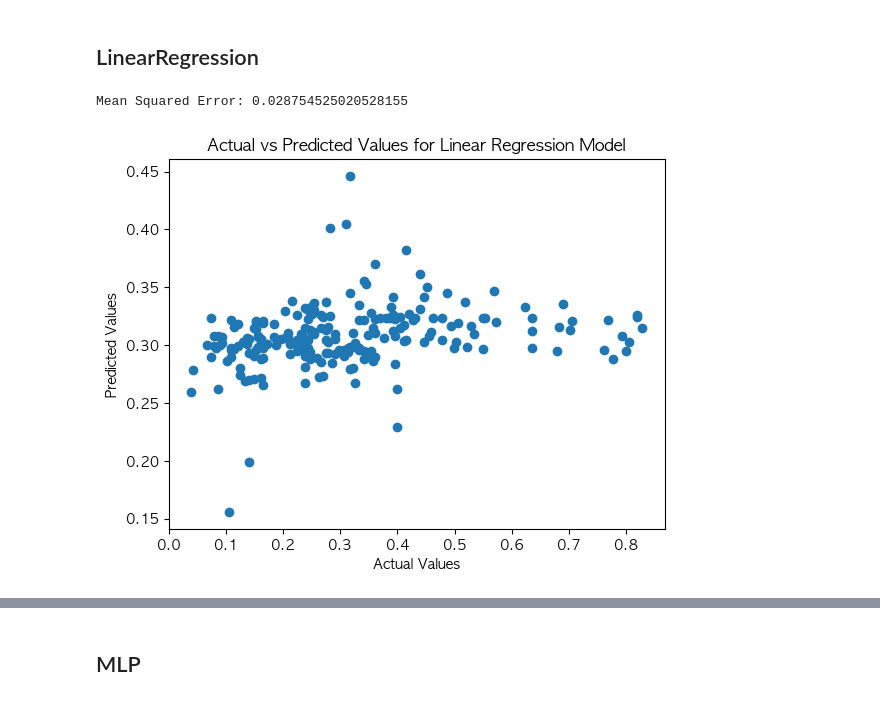
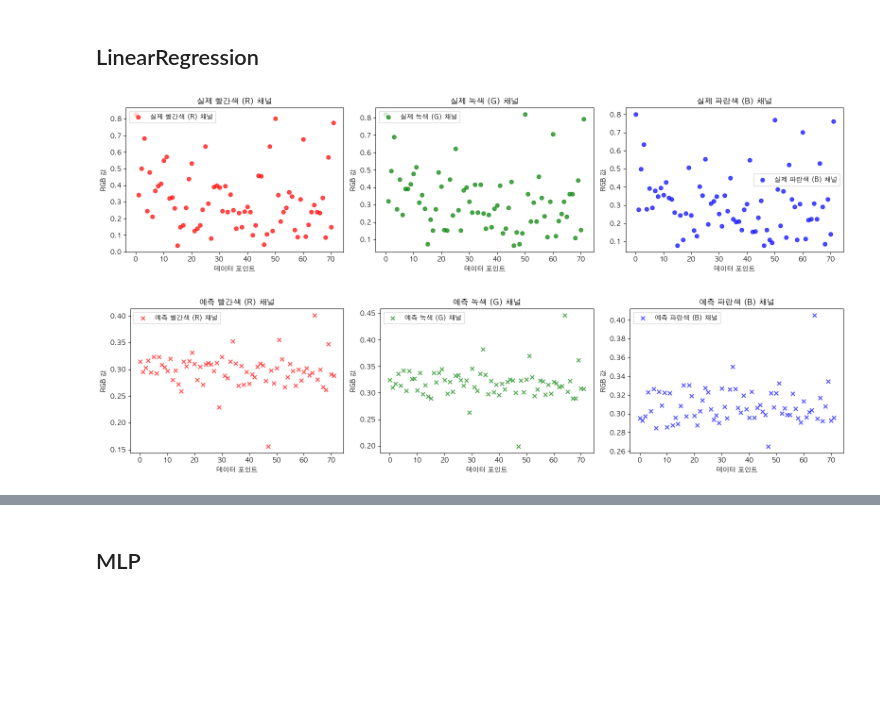
Before and after one commit to dessertgomjelly/Trend-Driven-Color-Matching-Project, a Jupyter notebook: 3.색상조합학습.ipynb, the cells around one changed output, grey strips where cells are left out. Saved outputs shown, nothing was run; the diff lists cells and outputs as text; code cells hidden in the pictures; blank space fills up the shorter version.

```diff
--- a/3.색상조합학습.ipynb
+++ b/3.색상조합학습.ipynb
@@ -126,29 +130,70 @@ X_train, X_test, y_train, y_test = train_test_split(X, y, test_size=0.2, random_
 # %%
 import numpy as np
 from sklearn.model_selection import train_test_split
 from sklearn.linear_model import LinearRegression
-from sklearn.metrics import mean_squared_error
+import matplotlib.pyplot as plt
 
-# 모델 선택 및 훈련
+# 데이터 변환 함수
+def convert_to_numeric(data):
+    # RGB 값들을 0에서 1 사이의 실수 값으로 정규화
+    # eval 함수를 사용하여 문자열 형태의 RGB 값을 파이썬 리스트로 변환
+    return np.array([np.array(eval(rgb)) / 255.0 for rgb in data])
+
+# X와 y 설정
+# 'TOP_RGB'와 'BOTTOM_RGB' 열의 데이터를 숫자 형태로 변환하여 X와 y로 나눔
+X = convert_to_numeric(result['TOP_RGB'].tolist())
+y = convert_to_numeric(result['BOTTOM_RGB'].tolist())
+
+# 훈련 데이터와 테스트 데이터로 분리
+X_train, X_test, y_train, y_test = train_test_split(X, y, test_size=0.2, random_state=42)
+
+# 모델 훈련
 model = LinearRegression()
 model.fit(X_train, y_train)
 
-# 모델 평가
+# 모델 예측
 y_pred = model.predict(X_test)
-mse = mean_squared_error(y_test, y_pred)
-print(f'Mean Squared Error: {mse}')
+
+# 훈련 데이터의 최소값과 최대값
+min_train, max_train = np.min(X_train), np.max(X_train)
+
+# 모델 예측값 스케일링
+y_pred_scaled = (y_pred - min_train) / (max_train - min_train) * (max_train - min_train) + min_train
+
+from matplotlib import rc
+import matplotlib.pyplot as plt
+
+rc('font', family='AppleGothic')
+# 시각화
+plt.figure(figsize=(16, 4))
+
+# 실제 RGB 값 시각화
+for i, color in enumerate(['red', 'green', 'blue']):
+    plt.subplot(1, 3, i+1)
+    plt.scatter(range(len(y_test)), y_test[:, i], label=f'실제 {["빨간색 (R)", "녹색 (G)", "파란색 (B)"][i]} 채널', color=color, marker='o', alpha=0.7)
+    plt.title(f'실제 {["빨간색 (R)", "녹색 (G)", "파란색 (B)"][i]} 채널')
+    plt.xlabel('데이터 포인트')
+    plt.ylabel('RGB 값')
+    plt.legend()
+
+plt.tight_layout()
+plt.show()
+
+# 예측 RGB 값 시각화
+plt.figure(figsize=(16, 4))
+
+for i, color in enumerate(['red', 'green', 'blue']):
+    plt.subplot(1, 3, i+1)
+    plt.scatter(range(len(y_test)), y_pred_scaled[:, i], label=f'예측 {["빨간색 (R)", "녹색 (G)", "파란색 (B)"][i]} 채널', color=color, marker='x', alpha=0.7)
+    plt.title(f'예측 {["빨간색 (R)", "녹색 (G)", "파란색 (B)"][i]} 채널')
+    plt.xlabel('데이터 포인트')
+    plt.ylabel('RGB 값')
+    plt.legend()
+
+plt.tight_layout()
+plt.show()
 # %% [output]
-Mean Squared Error: 0.028754525020528155
+[figure, added]
+[figure, added]
-# %%
-import matplotlib.pyplot as plt
-
-# 산점도 그리기
-plt.scatter(y_test, y_pred)
-plt.xlabel('Actual Values')
-plt.ylabel('Predicted Values')
-plt.title('Actual vs Predicted Values for Linear Regression Model')
-plt.show()
-# %% [output]
-[figure, removed]
 # %%
 from matplotlib import rc
```
Also changed, not shown: parts of 10 cells of this notebook.
